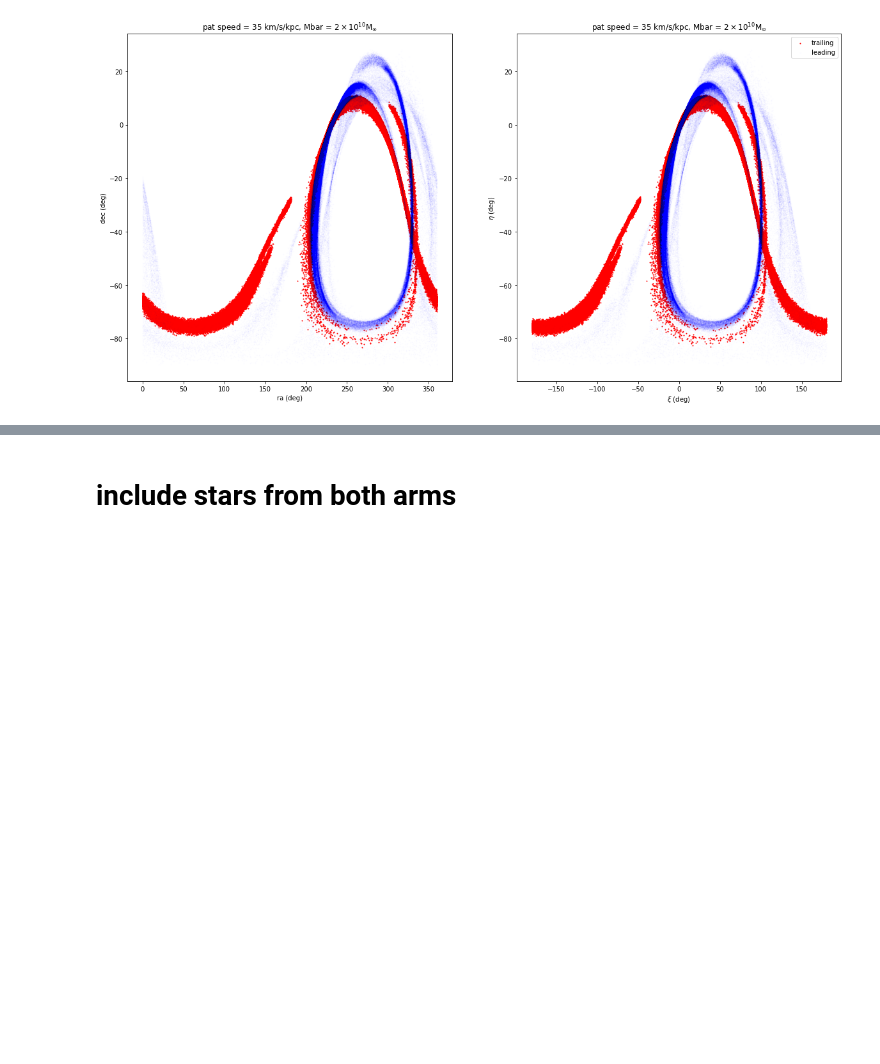
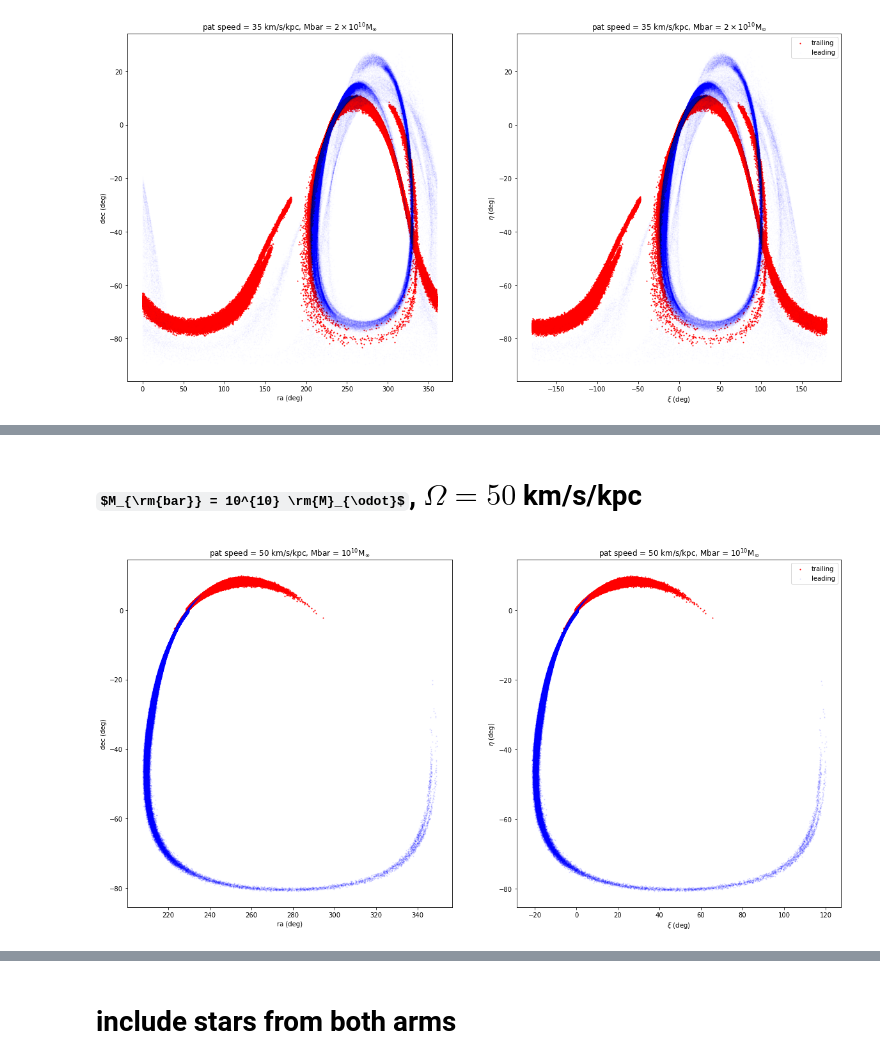
Before and after one commit to nbanik/Baryonic-effects-on-Pal5, a Jupyter notebook: plot_power_spectrum.ipynb, the cells around one changed output, grey strips where cells are left out. Saved outputs shown, nothing was run; the diff lists cells and outputs as text; code cells hidden in the pictures; some formulas as TeX source; blank space fills up the shorter version.

```diff
--- a/plot_power_spectrum.ipynb
+++ b/plot_power_spectrum.ipynb
@@ -263,0 +381,34 @@ plt.show()
+# %% [markdown]
+# $M_{\rm{bar}} = 10^{10} \rm{M}_{\odot}$, $\Omega = 50$ km/s/kpc
+# %%
+dir50='/home/nil/Dropbox/streamgap-pepper/sampled_SCFbar/1010Msun_patspeed50/trailing/'
+ra_t6, dec_t6,ra_l6,dec_l6=process_sample(dir50,out_format='radec')
+xi_t6,eta_t6,xi_l6,eta_l6=process_sample(dir50,out_format='xieta')
+
+
+#plot ra dec
+plt.figure(figsize=(20,10))
+plt.subplot(1,2,1)
+plt.scatter(ra_t6,dec_t6,s=1,c='r',label='trailing',rasterized=True)
+plt.scatter(ra_l6,dec_l6,s=1,c='b',label='leading',alpha=0.1,rasterized=True)
+#plt.xlim(190,360)
+#plt.ylim(-85,30)
+plt.xlabel('ra (deg)')
+plt.ylabel('dec (deg)')
+plt.title(r'pat speed = 50 km/s/kpc, Mbar = $10^{10} \rm{M}_{\odot}$')
+
+#plot xi, eta
+
+plt.subplot(1,2,2)
+plt.scatter(xi_t6,eta_t6,s=1,c='r',label='trailing',rasterized=True)
+plt.scatter(xi_l6,eta_l6,s=1,c='b',label='leading',alpha=0.1,rasterized=True)
+#plt.xlim(190,360)
+#plt.ylim(-85,30)
+plt.xlabel(r'$\xi$ (deg)')
+plt.ylabel(r'$\eta$ (deg)')
+plt.title(r'pat speed = 50 km/s/kpc, Mbar = $10^{10} \rm{M}_{\odot}$')
+plt.legend(loc='upper right')
+plt.savefig('plots/1010Msun_patspeed50_sky_coords.pdf',format='pdf')
+plt.show()
+# %% [output]
+[figure, added]
```
Also changed, not shown: parts of 26 cells of this notebook.
